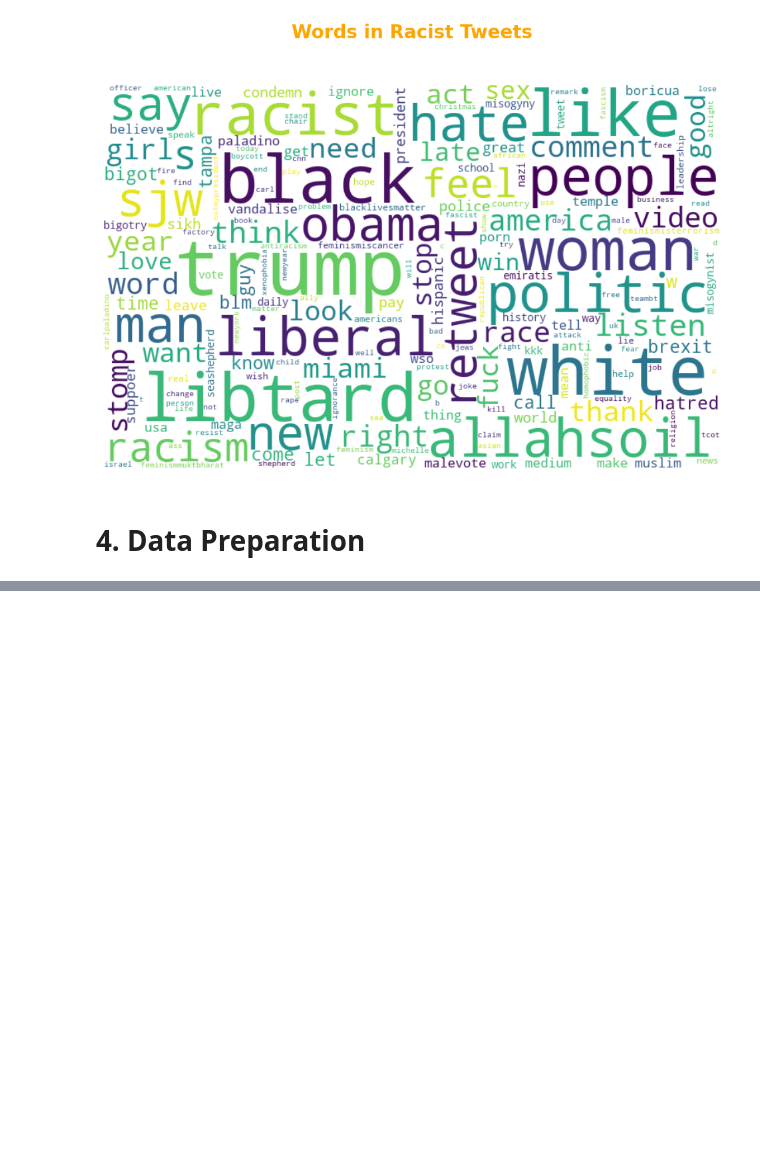
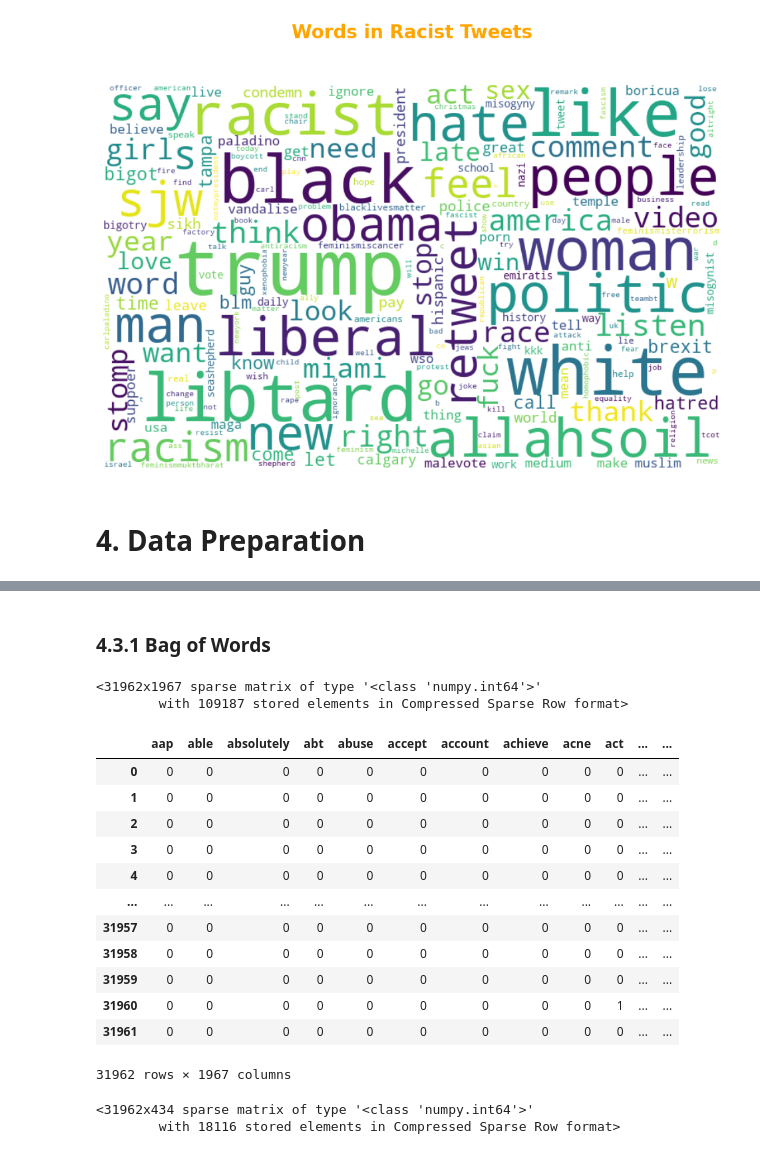
Before and after one commit to Anandvunnam/Twitter_Sentiment_Analysis, a Jupyter notebook: src/Twitter_Sentiment_Analysis.ipynb, the cells around one changed output, grey strips where cells are left out. Drawn from its saved outputs; the diff is of its cells as text; code cells hidden in the pictures; blank space fills up the shorter version.

```diff
--- a/src/Twitter_Sentiment_Analysis.ipynb
+++ b/src/Twitter_Sentiment_Analysis.ipynb
@@ -350,0 +376,6 @@ generate_wordcloud(negative_dict, "Words in Racist Tweets")
+# %%
+# list of cleaned_tweets
+cleaned_tweets = train_df["cleaned_tweet"].values
+
+# list of binary labels
+target = train_df["label"].values
@@ -350,0 +452,2 @@ generate_wordcloud(negative_dict, "Words in Racist Tweets")
+# %% [markdown]
+### 4.3.1 Bag of Words
@@ -350,0 +457,36 @@ generate_wordcloud(negative_dict, "Words in Racist Tweets")
+# %%
+# create an object for CoutVectiorizer
+word_vector_BoW = CountVectorizer(binary=False, # Count the occurances of terms instead of check their presence
+                                lowercase= True, # Text to lowercase
+                                max_df=400, # Max Dataframe size
+                                min_df=15 # Min dataframe size
+                                )
+# %%
+# Fit and transform the training data
+word_BoW = word_vector_BoW.fit_transform(cleaned_tweets)
+# %%
+# Shape of the matrix
+word_BoW
+# %% [output]
+<31962x1967 sparse matrix of type '<class 'numpy.int64'>'
+        with 109187 stored elements in Compressed Sparse Row format>
+# %%
+# Document representation
+vocab = word_vector_BoW.get_feature_names_out()
+
+# Dataframe for BoW representation
+pd.DataFrame(word_BoW.toarray(),columns=vocab)
+# %% [output]
+|  | aap | able | absolutely | abt | abuse | accept | account | achieve | acne | act | ... | ... |
+| 0 | 0 | 0 | 0 | 0 | 0 | 0 | 0 | 0 | 0 | 0 | ... | ... |
+| 1 | 0 | 0 | 0 | 0 | 0 | 0 | 0 | 0 | 0 | 0 | ... | ... |
+| 2 | 0 | 0 | 0 | 0 | 0 | 0 | 0 | 0 | 0 | 0 | ... | ... |
+| 3 | 0 | 0 | 0 | 0 | 0 | 0 | 0 | 0 | 0 | 0 | ... | ... |
+| 4 | 0 | 0 | 0 | 0 | 0 | 0 | 0 | 0 | 0 | 0 | ... | ... |
+| ... | ... | ... | ... | ... | ... | ... | ... | ... | ... | ... | ... | ... |
+| 31957 | 0 | 0 | 0 | 0 | 0 | 0 | 0 | 0 | 0 | 0 | ... | ... |
+| 31958 | 0 | 0 | 0 | 0 | 0 | 0 | 0 | 0 | 0 | 0 | ... | ... |
+| 31959 | 0 | 0 | 0 | 0 | 0 | 0 | 0 | 0 | 0 | 0 | ... | ... |
+| 31960 | 0 | 0 | 0 | 0 | 0 | 0 | 0 | 0 | 0 | 1 | ... | ... |
+| 31961 | 0 | 0 | 0 | 0 | 0 | 0 | 0 | 0 | 0 | 0 | ... | ... |
+31962 rows × 1967 columns
@@ -350,0 +504,6 @@ generate_wordcloud(negative_dict, "Words in Racist Tweets")
+# %%
+# Shape of the matrix
+word_bigram_BoW
+# %% [output]
+<31962x434 sparse matrix of type '<class 'numpy.int64'>'
+        with 18116 stored elements in Compressed Sparse Row format>
```
Also changed, not shown: parts of 26 cells of this notebook.
